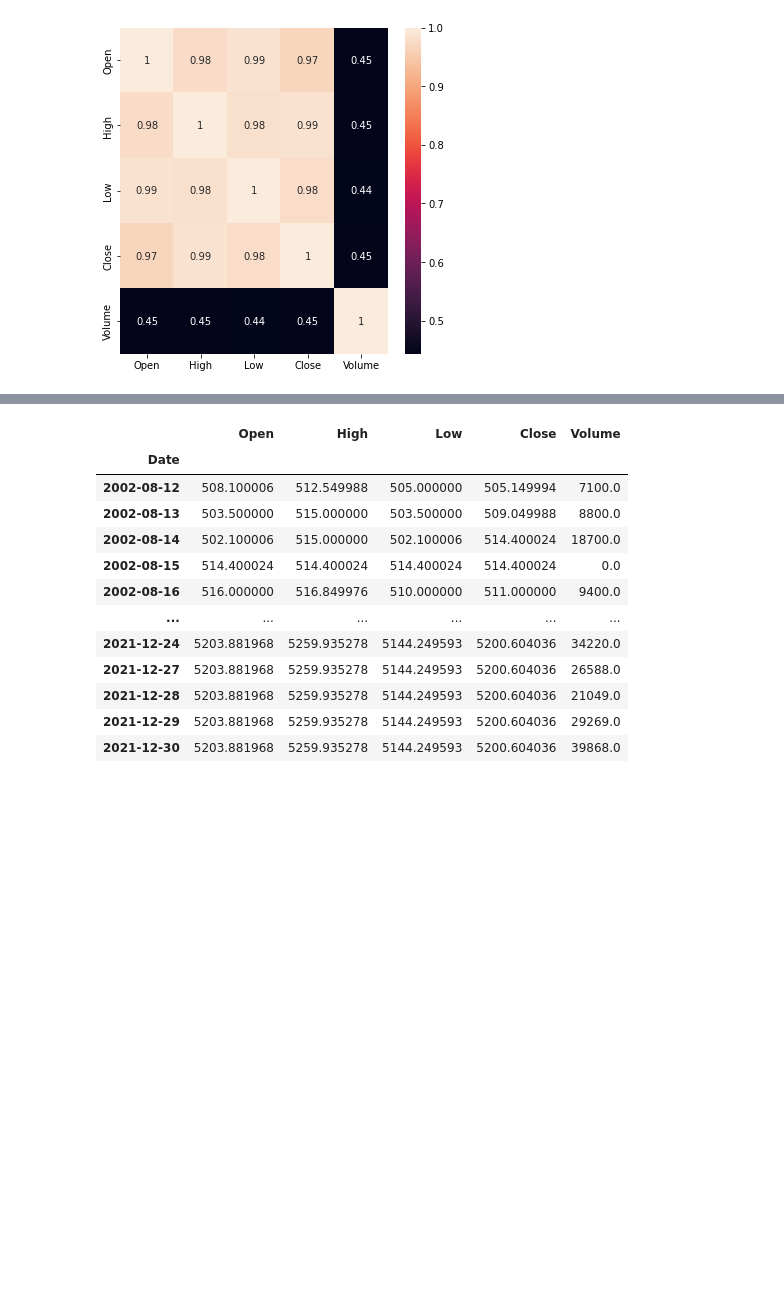
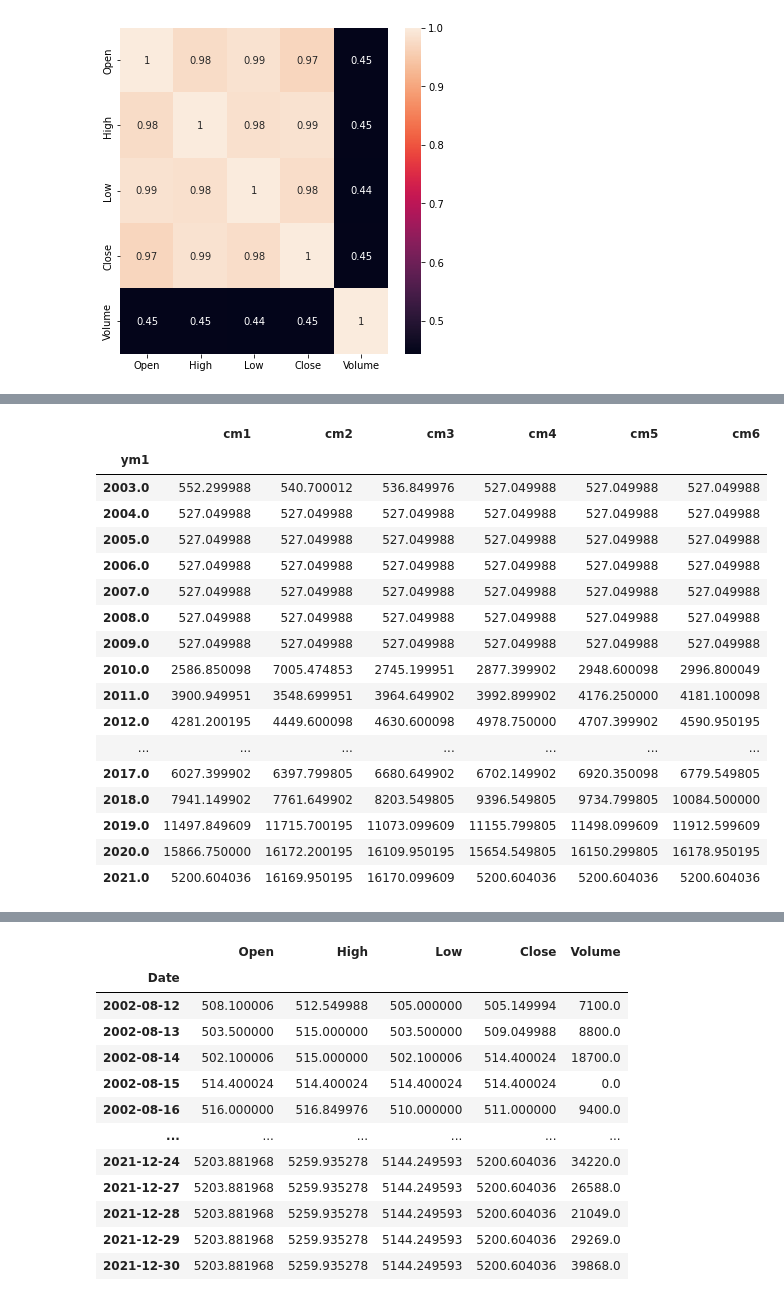
Before and after one commit to Preeti27092000/nestle_linear_reg_capstone, a Jupyter notebook: nestle_inear_reg_capstone.ipynb, the cells around one changed output, grey strips where cells are left out. Cells and saved outputs as stored; diff of their text form; code cells hidden in the pictures; blank space fills up the shorter version.

```diff
--- a/nestle_inear_reg_capstone.ipynb
+++ b/nestle_inear_reg_capstone.ipynb
@@ -696,0 +550,48 @@ sns.heatmap(df_nestle.corr(),annot = True)
+# %%
+a = df_nestle_copy[(df_nestle_copy.Month == 1)]
+a1 = a.groupby(['Year'])['Close'].max()
+a1 = pd.DataFrame(a1.reset_index())
+
+b = df_nestle_copy[(df_nestle_copy.Month == 2)]
+b1 = b.groupby(['Year'])['Close'].max()
+b1 = pd.DataFrame(b1.reset_index())
+
+c = df_nestle_copy[(df_nestle_copy.Month == 3)]
+c1 = c.groupby(['Year'])['Close'].max()
+c1 = pd.DataFrame(c1.reset_index())
+
+d = df_nestle_copy[(df_nestle_copy.Month == 4)]
+d1 = d.groupby(['Year'])['Close'].max()
+d1 = pd.DataFrame(d1.reset_index())
+
+e = df_nestle_copy[(df_nestle_copy.Month == 5)]
+e1 = e.groupby(['Year'])['Close'].max()
+e1 = pd.DataFrame(e1.reset_index())
+
+f = df_nestle_copy[(df_nestle_copy.Month == 6)]
+f1 = f.groupby(['Year'])['Close'].max()
+f1 = pd.DataFrame(f1.reset_index())
+
+g = pd.concat([a1,b1,c1,d1,e1,f1],axis = 1)
+g.columns = ['ym1','cm1','ym2','cm2','ym3','cm3','ym4','cm4','ym5','cm5','ym6','cm6']
+g.drop(['ym2','ym3','ym4','ym5','ym6'],axis = 1,inplace = True)
+g.set_index('ym1')
+# %% [output]
+|  | cm1 | cm2 | cm3 | cm4 | cm5 | cm6 |
+| ym1 |  |  |  |  |  |  |
+| 2003.0 | 552.299988 | 540.700012 | 536.849976 | 527.049988 | 527.049988 | 527.049988 |
+| 2004.0 | 527.049988 | 527.049988 | 527.049988 | 527.049988 | 527.049988 | 527.049988 |
+| 2005.0 | 527.049988 | 527.049988 | 527.049988 | 527.049988 | 527.049988 | 527.049988 |
+| 2006.0 | 527.049988 | 527.049988 | 527.049988 | 527.049988 | 527.049988 | 527.049988 |
+| 2007.0 | 527.049988 | 527.049988 | 527.049988 | 527.049988 | 527.049988 | 527.049988 |
+| 2008.0 | 527.049988 | 527.049988 | 527.049988 | 527.049988 | 527.049988 | 527.049988 |
+| 2009.0 | 527.049988 | 527.049988 | 527.049988 | 527.049988 | 527.049988 | 527.049988 |
+| 2010.0 | 2586.850098 | 7005.474853 | 2745.199951 | 2877.399902 | 2948.600098 | 2996.800049 |
+| 2011.0 | 3900.949951 | 3548.699951 | 3964.649902 | 3992.899902 | 4176.250000 | 4181.100098 |
+| 2012.0 | 4281.200195 | 4449.600098 | 4630.600098 | 4978.750000 | 4707.399902 | 4590.950195 |
+| ... | ... | ... | ... | ... | ... | ... |
+| 2017.0 | 6027.399902 | 6397.799805 | 6680.649902 | 6702.149902 | 6920.350098 | 6779.549805 |
+| 2018.0 | 7941.149902 | 7761.649902 | 8203.549805 | 9396.549805 | 9734.799805 | 10084.500000 |
+| 2019.0 | 11497.849609 | 11715.700195 | 11073.099609 | 11155.799805 | 11498.099609 | 11912.599609 |
+| 2020.0 | 15866.750000 | 16172.200195 | 16109.950195 | 15654.549805 | 16150.299805 | 16178.950195 |
+| 2021.0 | 5200.604036 | 16169.950195 | 16170.099609 | 5200.604036 | 5200.604036 | 5200.604036 |
```
Also changed, not shown: parts of 7 cells of this notebook.
